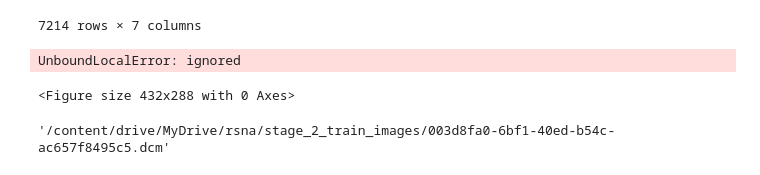
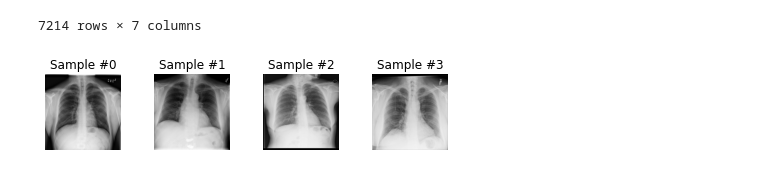
Before and after one commit to jvallalta/ia-medicina, a Jupyter notebook: VAE_Imagenes_RX_Torax.ipynb, the cells around one changed output. Saved outputs shown, nothing was run; the diff lists cells and outputs as text; code cells hidden in the pictures.

```diff
--- a/VAE_Imagenes_RX_Torax.ipynb
+++ b/VAE_Imagenes_RX_Torax.ipynb
@@ -179,12 +179,13 @@ class RSNA(Dataset):
         img_name = self.ruta_imagen.iloc[idx, 6]
         ds = pydicom.dcmread(img_name)
         image = ds.pixel_array
+        image =
 
 
         if self.transform:
-            sample = self.transform(image)
+            image = self.transform(image)
 
-        return sample
+        return image
 # %%
 normales_PA.to_csv(ruta + '/normales_PA.csv')
 # %%
@@ -209,28 +210,23 @@ rsna_dataset.ruta_imagen
 # %%
 rsna_dataset = RSNA(csv_file=ruta + '/normales_PA.csv',
                                     root_dir=train)
 
 fig = plt.figure()
 
 for i in range(len(rsna_dataset)):
     sample = rsna_dataset[i]
 
     ax = plt.subplot(1, 4, i + 1)
     plt.tight_layout()
     ax.set_title('Sample #{}'.format(i))
     ax.axis('off')
-    show_landmarks(**sample)
+    plt.imshow(sample, cmap='gray')
 
     if i == 3:
         plt.show()
         break
 # %% [output]
-UnboundLocalError: ignored
-<Figure size 432x288 with 0 Axes>
+[figure, added]
-# %%
-normales_PA.iloc[0,5]
-# %% [output]
-'/content/drive/MyDrive/rsna/stage_2_train_images/003d8fa0-6bf1-40ed-b54c-ac657f8495c5.dcm'
 # %%
 batch_size=32
 
```
Also changed, not shown: parts of 7 cells of this notebook.
